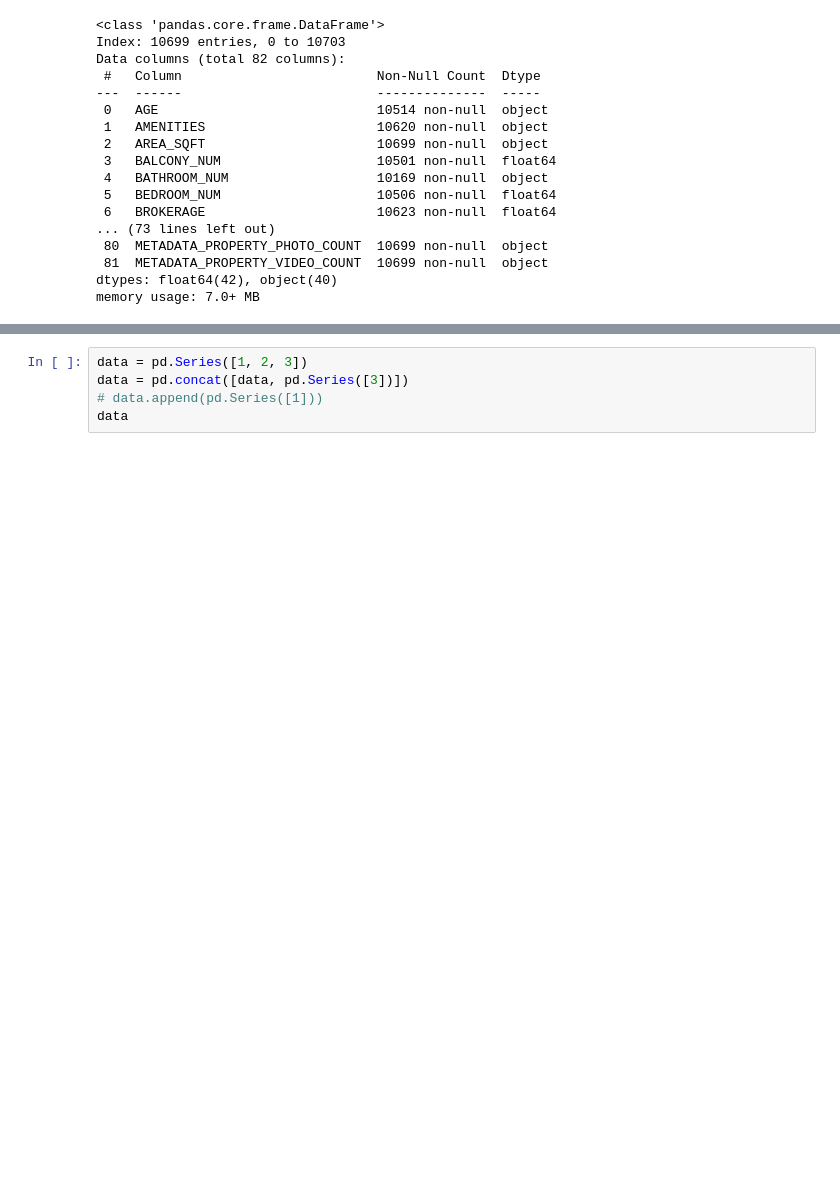
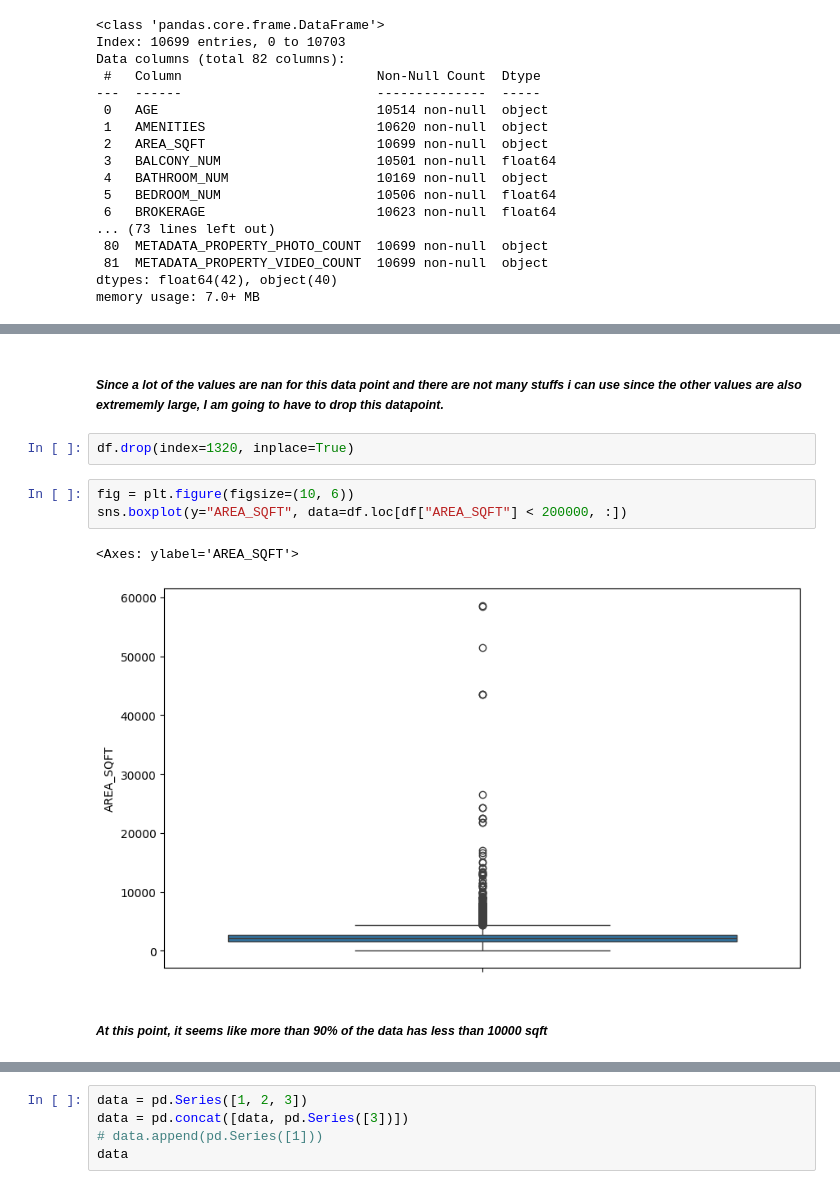
Before and after one commit to bolexyro/India-Property-Price-Prediction, a Jupyter notebook: Notebooks/main.ipynb, the cells around one changed output, grey strips where cells are left out. Saved outputs shown, nothing was run; the diff lists cells and outputs as text; blank space fills up the shorter version.

```diff
--- a/Notebooks/main.ipynb
+++ b/Notebooks/main.ipynb
@@ -1431,0 +1615,12 @@ memory usage: 7.0+ MB
+# %% [markdown]
+##### _Since a lot of the values are nan for this data point and there are not many stuffs i can use since the other values are also extrememly large, I am going to have to drop this datapoint._
+# %%
+df.drop(index=1320, inplace=True)
+# %%
+fig = plt.figure(figsize=(10, 6))
+sns.boxplot(y="AREA_SQFT", data=df.loc[df["AREA_SQFT"] < 200000, :])
+# %% [output]
+<Axes: ylabel='AREA_SQFT'>
+[figure, added]
+# %% [markdown]
+##### _At this point, it seems like more than 90% of the data has less than 10000 sqft_
```
Also changed, not shown: parts of 51 cells of this notebook, 2 other files.
